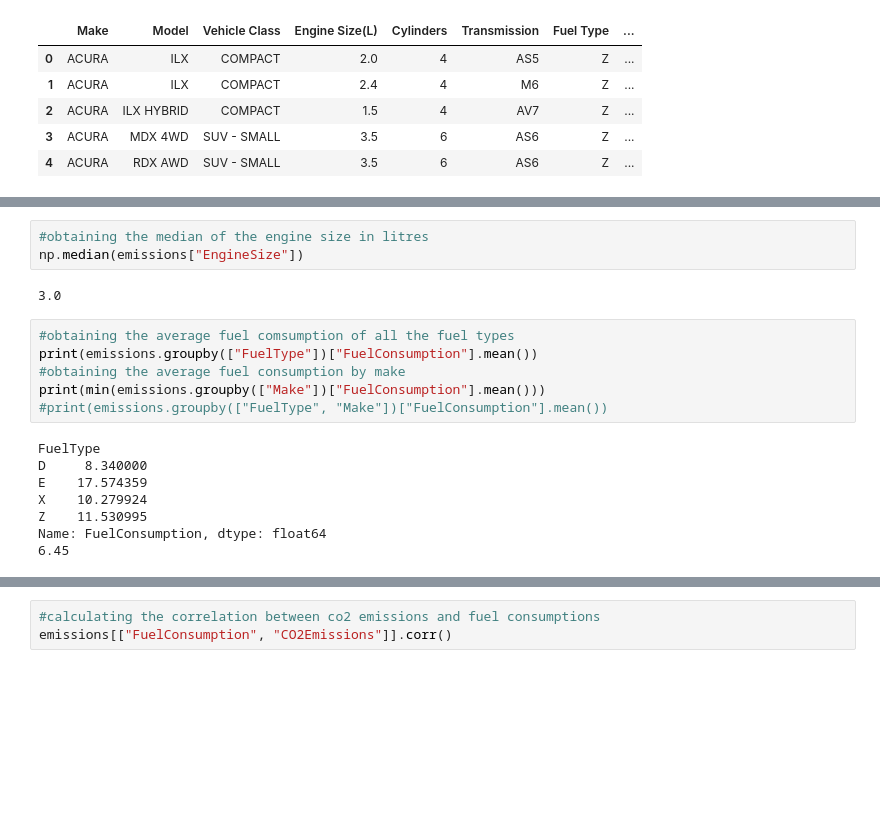
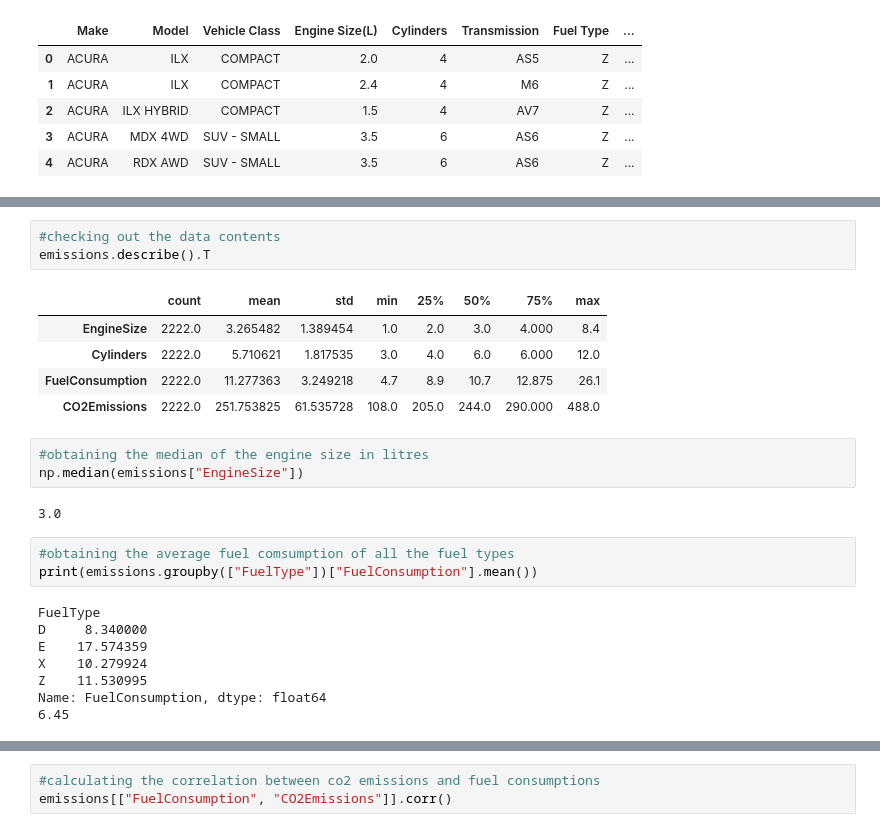
Before and after one commit to i-am-christy/co2_emissions_analysis, a Jupyter notebook: co2_emissions.ipynb, the cells around one changed output, grey strips where cells are left out. Drawn from its saved outputs; the diff is of its cells as text; blank space fills up the shorter version.

```diff
--- a/co2_emissions.ipynb
+++ b/co2_emissions.ipynb
@@ -42,3 +62,12 @@ emissions.rename(columns = {"Vehicle Class":"VehicleClass", "Engine Size(L)": "E
+# %%
+#checking out the data contents
+emissions.describe().T
+# %% [output]
+|  | count | mean | std | min | 25% | 50% | 75% | max |
+| EngineSize | 2222.0 | 3.265482 | 1.389454 | 1.0 | 2.0 | 3.0 | 4.000 | 8.4 |
+| Cylinders | 2222.0 | 5.710621 | 1.817535 | 3.0 | 4.0 | 6.0 | 6.000 | 12.0 |
+| FuelConsumption | 2222.0 | 11.277363 | 3.249218 | 4.7 | 8.9 | 10.7 | 12.875 | 26.1 |
+| CO2Emissions | 2222.0 | 251.753825 | 61.535728 | 108.0 | 205.0 | 244.0 | 290.000 | 488.0 |
 # %%
 #obtaining the median of the engine size in litres
 np.median(emissions["EngineSize"])
@@ -47,9 +76,6 @@ np.median(emissions["EngineSize"])
 # %%
 #obtaining the average fuel comsumption of all the fuel types
 print(emissions.groupby(["FuelType"])["FuelConsumption"].mean())
-#obtaining the average fuel consumption by make
-print(min(emissions.groupby(["Make"])["FuelConsumption"].mean()))
-#print(emissions.groupby(["FuelType", "Make"])["FuelConsumption"].mean())
 # %% [output]
 FuelType
 D     8.340000
```
Also changed, not shown: parts of 28 cells of this notebook.
